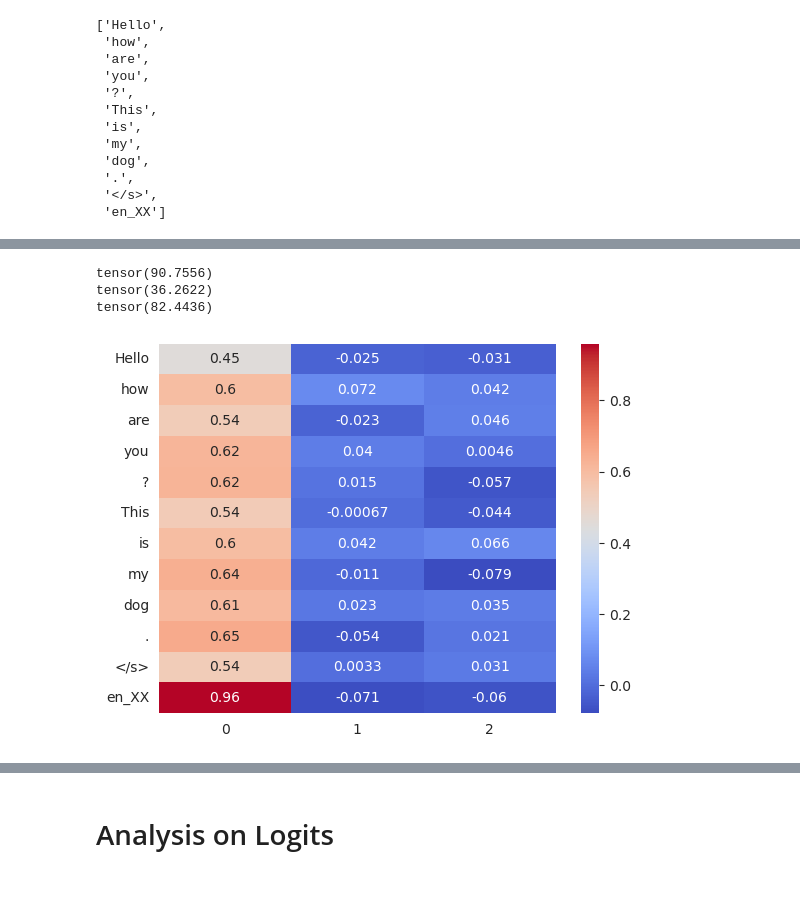
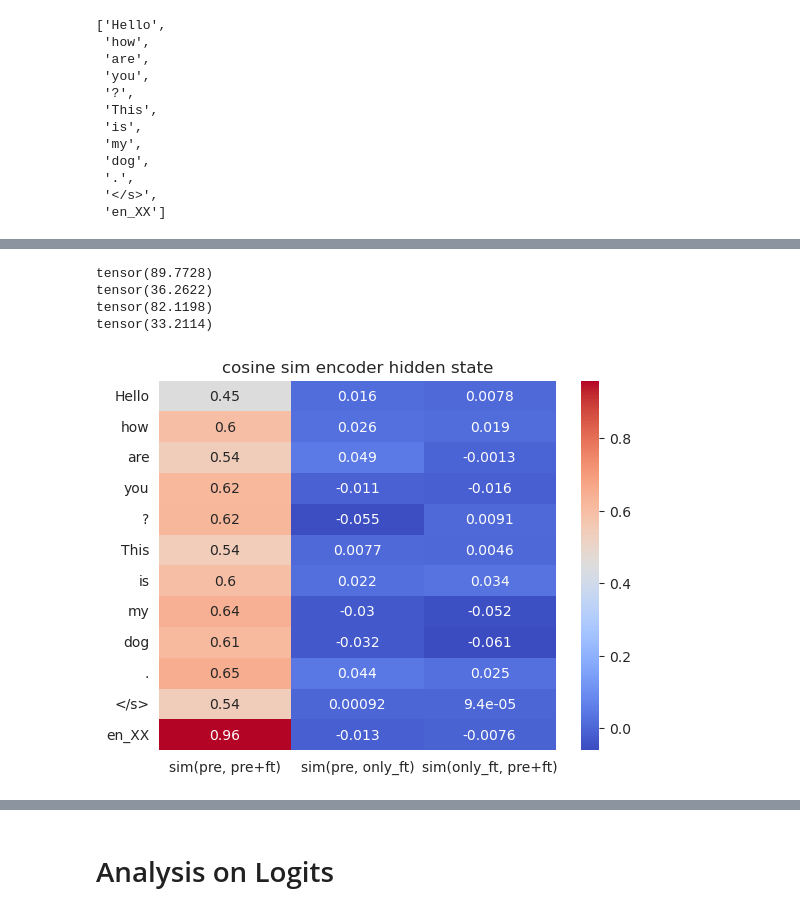
Before and after one commit to nikodallanoce/ContinualMachineTranslation, a Jupyter notebook: CompareWeights.ipynb, the cells around one changed output, grey strips where cells are left out. Saved outputs shown, nothing was run; the diff lists cells and outputs as text; code cells hidden in the pictures; blank space fills up the shorter version.

```diff
--- a/CompareWeights.ipynb
+++ b/CompareWeights.ipynb
@@ -17,7 +18,7 @@ print(f"Loading these models: {directories}")
 for i, chckpnt in enumerate(tqdm(directories)):
     if chckpnt.startswith("checkpoint"):
         model_dir = os.path.join(checkpoints_dir, chckpnt)
-        list_models[chckpnt] = AutoModelForSeq2SeqLM.from_pretrained(os.path.abspath(model_dir))
+        list_models[chckpnt] = AutoModelForSeq2SeqLM.from_pretrained(os.path.abspath(model_dir), output_attentions=True)
 # %% [output]
 Loading these models: ['checkpoint-5000', 'checkpoint-10000', 'checkpoint-15000', 'checkpoint-20000', 'checkpoint-25000', 'checkpoint-30000', 'checkpoint-35000', 'checkpoint-40000', 'checkpoint-45000' ...
 # %%
@@ -26,6 +27,28 @@ def norm_and_plot(matrix_1: torch.Tensor, matrix_2: torch.Tensor, plot=True, cma
         sns.heatmap(torch.abs(matrix_1 - matrix_2).numpy(), cmap=cmap)
         plt.show()
     return torch.norm(matrix_1 - matrix_2, p="fro")
+# %%
+from transformers import MBartConfig
+
+tok = AutoTokenizer.from_pretrained("nikodallanoce/mbart-cc4-vanilla-32k-5")
+mbart_config = MBartConfig(encoder_layers=6, decoder_layers=6,
+                           encoder_ffn_dim=2048, decoder_ffn_dim=2048,
+                           encoder_attention_heads=8, decoder_attention_heads=8,
+                           d_model=512, max_length=128, vocab_size=tok.vocab_size, dropout=0.1)
+random_model: MBartForConditionalGeneration = MBartForConditionalGeneration(mbart_config)
+random_weight = random_model.model.shared.weight
+
+pre_trained_model: Union[
+    MBartForConditionalGeneration, MT5ForConditionalGeneration] = AutoModelForSeq2SeqLM.from_pretrained(
+    "/home/n.dallanoce/PyCharm/pretraining/weights/S2_mbart_pre_en-fr(M1)/checkpoint-180000", output_attentions=True)
+pre_tr_weight: torch.Tensor = pre_trained_model.model.shared.weight
+
+only_ft_model: Union[
+    MBartForConditionalGeneration, MT5ForConditionalGeneration] = AutoModelForSeq2SeqLM.from_pretrained(
+    "/home/n.dallanoce/PyCharm/pretraining/weights/mbart_ft_en-fr-Mf1_ft_only/checkpoint-100000", output_attentions=True)
+only_ft_weight: torch.Tensor = only_ft_model.model.shared.weight
+
+last_ft_model = list(list_models.values())[-1]
 # %% [markdown]
 # Analisys on Embeddings
 # %%
@@ -125,10 +166,12 @@ with torch.no_grad():
     seq2seq_out_rand = random_model(**tok_out)
     last_ft_model = list(list_models.values())[-1]
     seq2seq_out_fine = last_ft_model(**tok_out)
+    seq2seq_out_only_fine = only_ft_model(**tok_out)
 # %%
 last_hidd_state_pre = seq2seq_out_pre['encoder_last_hidden_state'].squeeze().T
 last_hidd_state_rand = seq2seq_out_rand['encoder_last_hidden_state'].squeeze().T
 last_hidd_state_fine = seq2seq_out_fine['encoder_last_hidden_state'].squeeze().T
+last_hidd_state_only_fine = seq2seq_out_only_fine['encoder_last_hidden_state'].squeeze().T
 # %%
 col_names = tokenizer.batch_decode(tok_out['input_ids'].squeeze())
 sns.heatmap(pd.DataFrame(last_hidd_state_rand, columns=col_names), cmap="coolwarm").set(title="random model")
@@ -150,19 +198,25 @@ with torch.no_grad():
     print(norm_and_plot(last_hidd_state_rand, last_hidd_state_pre, plot))
     print(norm_and_plot(last_hidd_state_pre, last_hidd_state_fine, plot))
     print(norm_and_plot(last_hidd_state_rand, last_hidd_state_fine, plot))
+    print(norm_and_plot(last_hidd_state_only_fine, last_hidd_state_fine, plot))
 # %% [output]
-tensor(90.7556)
+tensor(89.7728)
 tensor(36.2622)
-tensor(82.4436)
+tensor(82.1198)
+tensor(33.2114)
 # %%
 with torch.no_grad():
     cos_sim_pre_fine = torch.nn.functional.cosine_similarity(last_hidd_state_pre, last_hidd_state_fine, dim=0)
-    cos_sim_pre_rand = torch.nn.functional.cosine_similarity(last_hidd_state_pre, last_hidd_state_rand, dim=0)
-    cos_sim_rand_fine = torch.nn.functional.cosine_similarity(last_hidd_state_rand, last_hidd_state_fine, dim=0)
-    df_cos_hs = pd.DataFrame([cos_sim_pre_fine.numpy(), cos_sim_pre_rand.numpy(), cos_sim_rand_fine.numpy()], columns=col_names)
+    cos_sim_pre_onlyft = torch.nn.functional.cosine_similarity(last_hidd_state_pre, last_hidd_state_only_fine, dim=0)
+    cos_sim_onlyft_fine = torch.nn.functional.cosine_similarity(last_hidd_state_only_fine, last_hidd_state_fine, dim=0)
+    df_cos_hs = pd.DataFrame([cos_sim_pre_fine.numpy(), cos_sim_pre_onlyft.numpy(), cos_sim_onlyft_fine.numpy()],
+                             columns=col_names)
 
 #print(df_cos)
-sns.heatmap(df_cos_hs.T, cmap="coolwarm", annot=True)
+g = sns.heatmap(df_cos_hs.T, cmap="coolwarm", annot=True)
+g.set(title="cosine sim encoder hidden state")
+#g.set_xticks(range(len(df_cos_hs))) # <--- set the ticks first
+g.set_xticklabels(['sim(pre, pre+ft)', 'sim(pre, only_ft)', 'sim(only_ft, pre+ft)'])
 plt.show()
 # %% [output]
-[figure, old version]
+[figure, new version]
```
Also changed, not shown: parts of 19 cells of this notebook, 17 other files.
